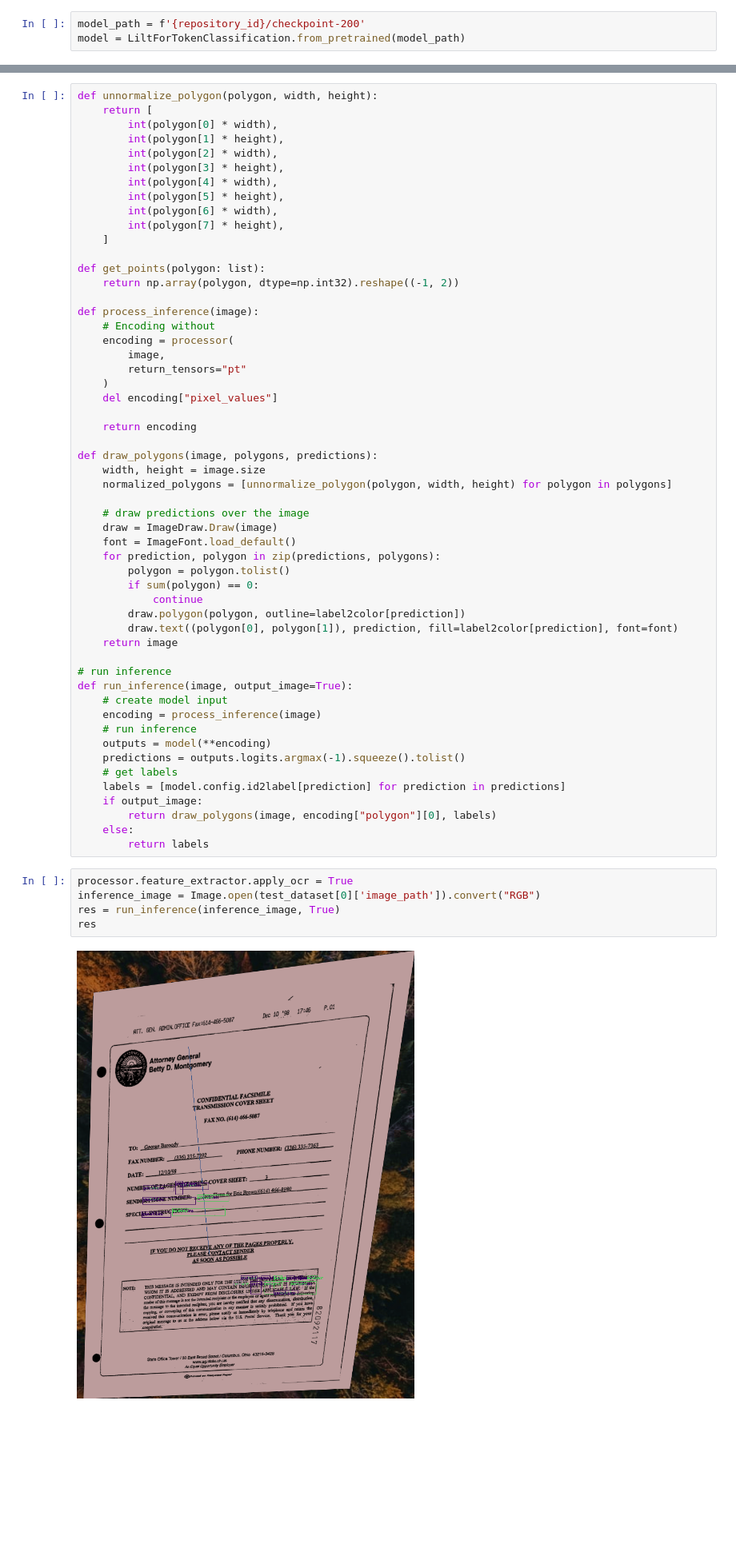
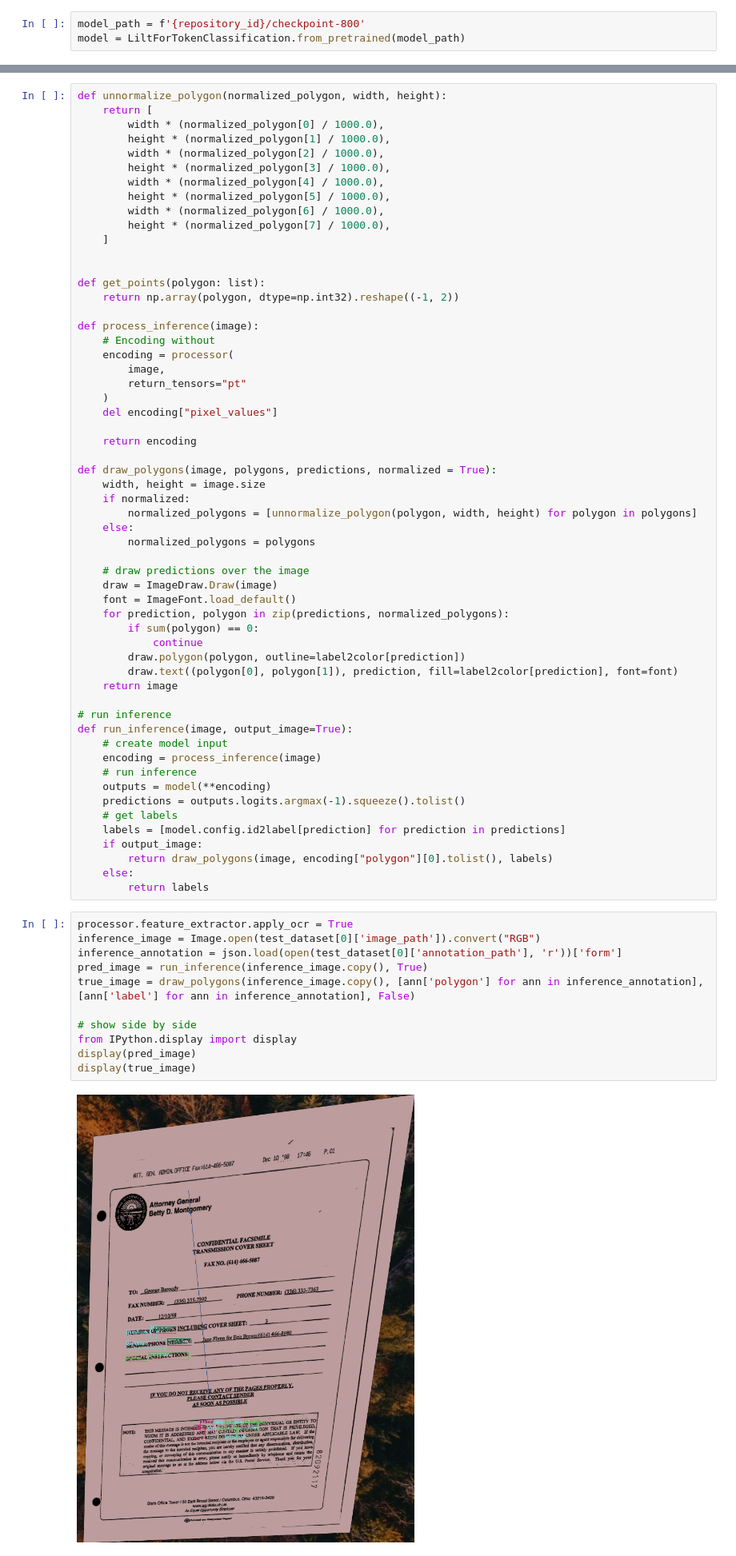
Before and after one commit to danngalann/lilt-polygon, a Jupyter notebook: main.ipynb, the cells around one changed output, grey strips where cells are left out. Shown at 80% size. Cells and saved outputs as stored; diff of their text form; blank space fills up the shorter version.

Commit message:
Show side by side inference

```diff
--- a/main.ipynb
+++ b/main.ipynb
@@ -296,7 +299,7 @@ KeyboardInterrupt:
 # %% [markdown]
 ## Load trained model
 # %%
-model_path = f'{repository_id}/checkpoint-200'
+model_path = f'{repository_id}/checkpoint-800'
 model = LiltForTokenClassification.from_pretrained(model_path)
 # %%
 label2color = {label: tuple(int(x) for x in np.random.randint(0, 255, 3)) for label in labels}
@@ -309,15 +312,16 @@ label2color
 # %%
-def unnormalize_polygon(polygon, width, height):
+def unnormalize_polygon(normalized_polygon, width, height):
     return [
-        int(polygon[0] * width),
-        int(polygon[1] * height),
-        int(polygon[2] * width),
-        int(polygon[3] * height),
-        int(polygon[4] * width),
-        int(polygon[5] * height),
-        int(polygon[6] * width),
-        int(polygon[7] * height),
+        width * (normalized_polygon[0] / 1000.0),
+        height * (normalized_polygon[1] / 1000.0),
+        width * (normalized_polygon[2] / 1000.0),
+        height * (normalized_polygon[3] / 1000.0),
+        width * (normalized_polygon[4] / 1000.0),
+        height * (normalized_polygon[5] / 1000.0),
+        width * (normalized_polygon[6] / 1000.0),
+        height * (normalized_polygon[7] / 1000.0),
     ]
+
 
 def get_points(polygon: list):
     return np.array(polygon, dtype=np.int32).reshape((-1, 2))
@@ -332,15 +336,17 @@ def process_inference(image):
 
     return encoding
 
-def draw_polygons(image, polygons, predictions):
+def draw_polygons(image, polygons, predictions, normalized = True):
     width, height = image.size
-    normalized_polygons = [unnormalize_polygon(polygon, width, height) for polygon in polygons]
+    if normalized:
+        normalized_polygons = [unnormalize_polygon(polygon, width, height) for polygon in polygons]
+    else:
+        normalized_polygons = polygons
 
     # draw predictions over the image
     draw = ImageDraw.Draw(image)
     font = ImageFont.load_default()
-    for prediction, polygon in zip(predictions, polygons):
-        polygon = polygon.tolist()
+    for prediction, polygon in zip(predictions, normalized_polygons):
         if sum(polygon) == 0:
             continue
         draw.polygon(polygon, outline=label2color[prediction])
@@ -357,13 +363,19 @@ def run_inference(image, output_image=True):
     # get labels
     labels = [model.config.id2label[prediction] for prediction in predictions]
     if output_image:
-        return draw_polygons(image, encoding["polygon"][0], labels)
+        return draw_polygons(image, encoding["polygon"][0].tolist(), labels)
     else:
         return labels
 # %%
 processor.feature_extractor.apply_ocr = True
 inference_image = Image.open(test_dataset[0]['image_path']).convert("RGB")
-res = run_inference(inference_image, True)
-res
+inference_annotation = json.load(open(test_dataset[0]['annotation_path'], 'r'))['form']
+pred_image = run_inference(inference_image.copy(), True)
+true_image = draw_polygons(inference_image.copy(), [ann['polygon'] for ann in inference_annotation], [ann['label'] for ann in inference_annotation], False)
+
+# show side by side
+from IPython.display import display
+display(pred_image)
+display(true_image)
 # %% [output]
-[figure, old version]
+[figure, new version]
```
Also changed, not shown: parts of 3 cells of this notebook.
